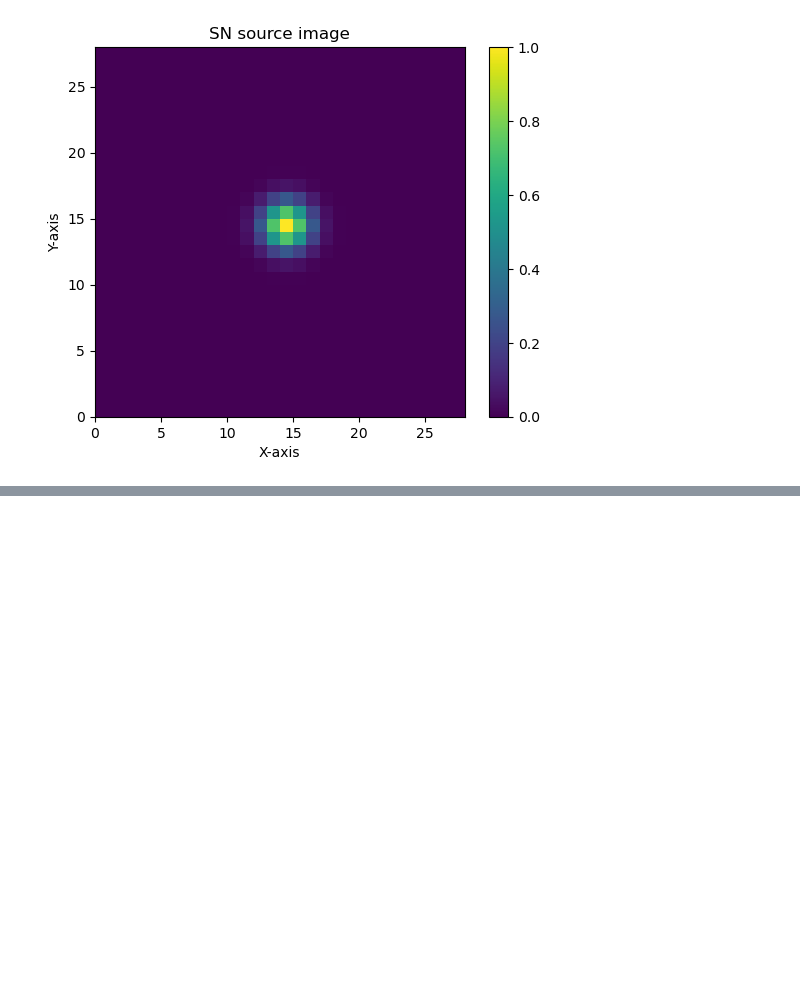
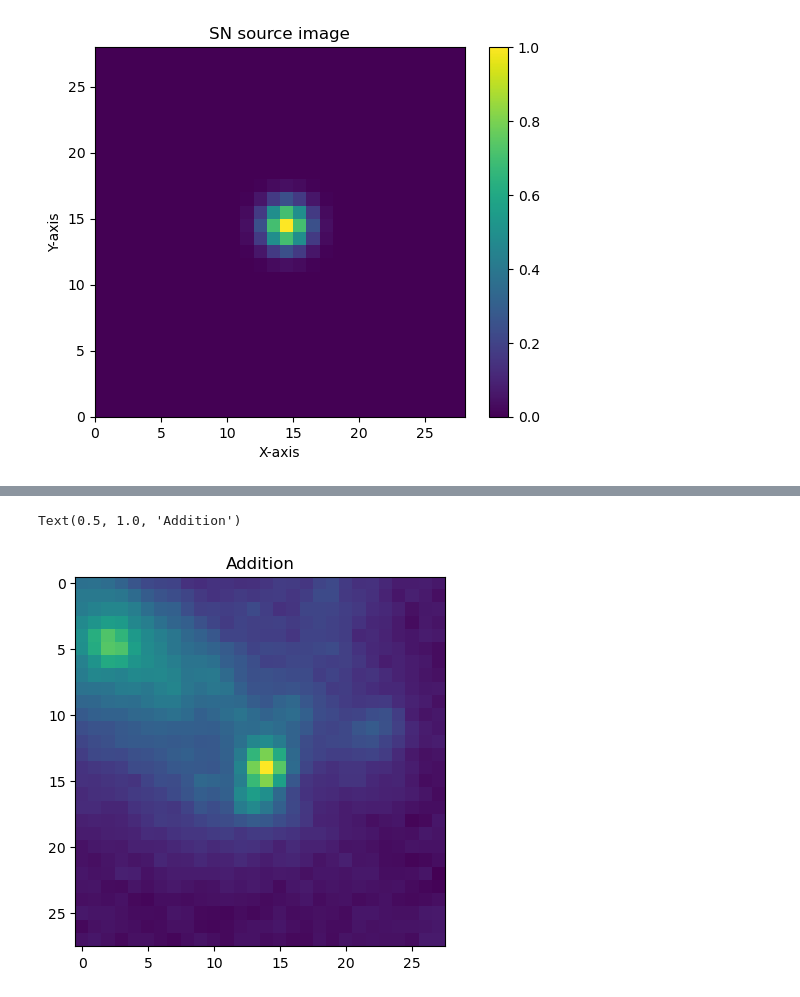
Before and after one commit to nfierroflo/Astronomical-Images-with-GANs, a Jupyter notebook: binary_class_experiments.ipynb, the cells around one changed output, grey strips where cells are left out. Saved outputs shown, nothing was run; the diff lists cells and outputs as text; code cells hidden in the pictures; blank space fills up the shorter version.

```diff
--- a/binary_class_experiments.ipynb
+++ b/binary_class_experiments.ipynb
@@ -477,0 +477,6 @@ np.array([np.zeros([28,28]),np.zeros([28,28]),np.zeros([28,28])]).shape
+# %%
+plt.imshow(z+references[9])
+plt.title('Addition')
+# %% [output]
+Text(0.5, 1.0, 'Addition')
+[figure, added]
```
Also changed, not shown: parts of 5 cells of this notebook, 18 other files.
